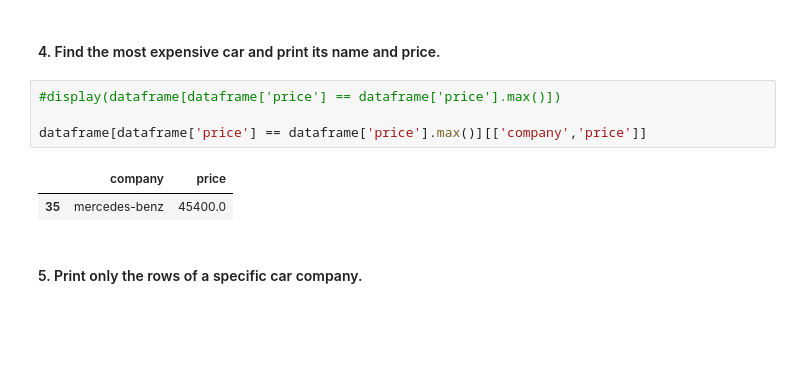
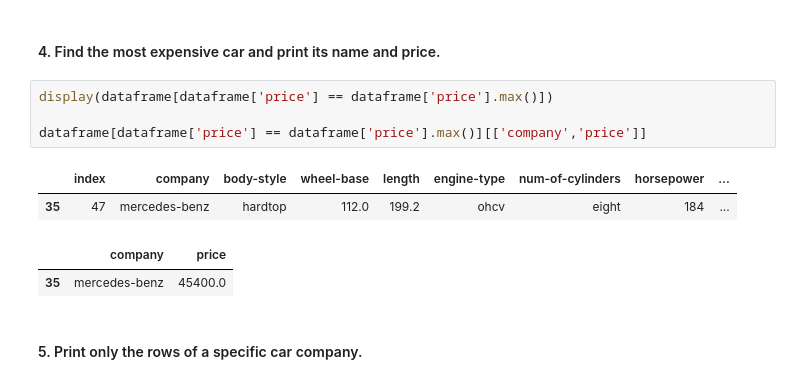
Before and after one commit to Steppenwolf2323/DSA-NumPy-Pandas-Exercises-, a Jupyter notebook: Pandas/Pandas_Exercises.ipynb, the cells around one changed output. Drawn from its saved outputs; the diff is of its cells as text; blank space fills up the shorter version.

```diff
--- a/Pandas/Pandas_Exercises.ipynb
+++ b/Pandas/Pandas_Exercises.ipynb
@@ -113,12 +113,14 @@ dataframe.replace(['?', 'n.a.'])
 # %% [markdown]
 #### 4. Find the most expensive car and print its name and price.
 # %%
-#display(dataframe[dataframe['price'] == dataframe['price'].max()])
+display(dataframe[dataframe['price'] == dataframe['price'].max()])
 
 dataframe[dataframe['price'] == dataframe['price'].max()][['company','price']]
 # %% [output]
-|  | company | price |
-| 35 | mercedes-benz | 45400.0 |
+|  | index | company | body-style | wheel-base | length | engine-type | num-of-cylinders | horsepower | ... |
+| 35 | 47 | mercedes-benz | hardtop | 112.0 | 199.2 | ohcv | eight | 184 | ... |
+|  | company | price |
+| 35 | mercedes-benz | 45400.0 |
 # %% [markdown]
 #### 5. Print only the rows of a specific car company.
 # %%
```
Also changed, not shown: parts of 3 cells of this notebook.
